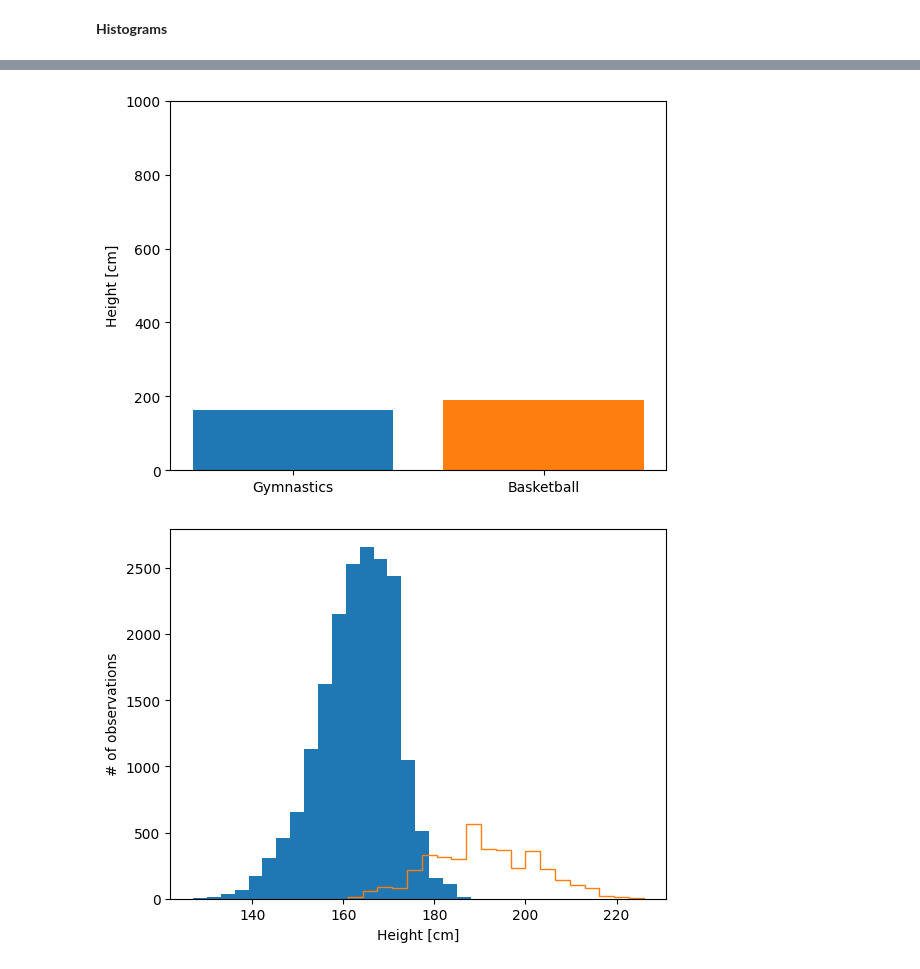
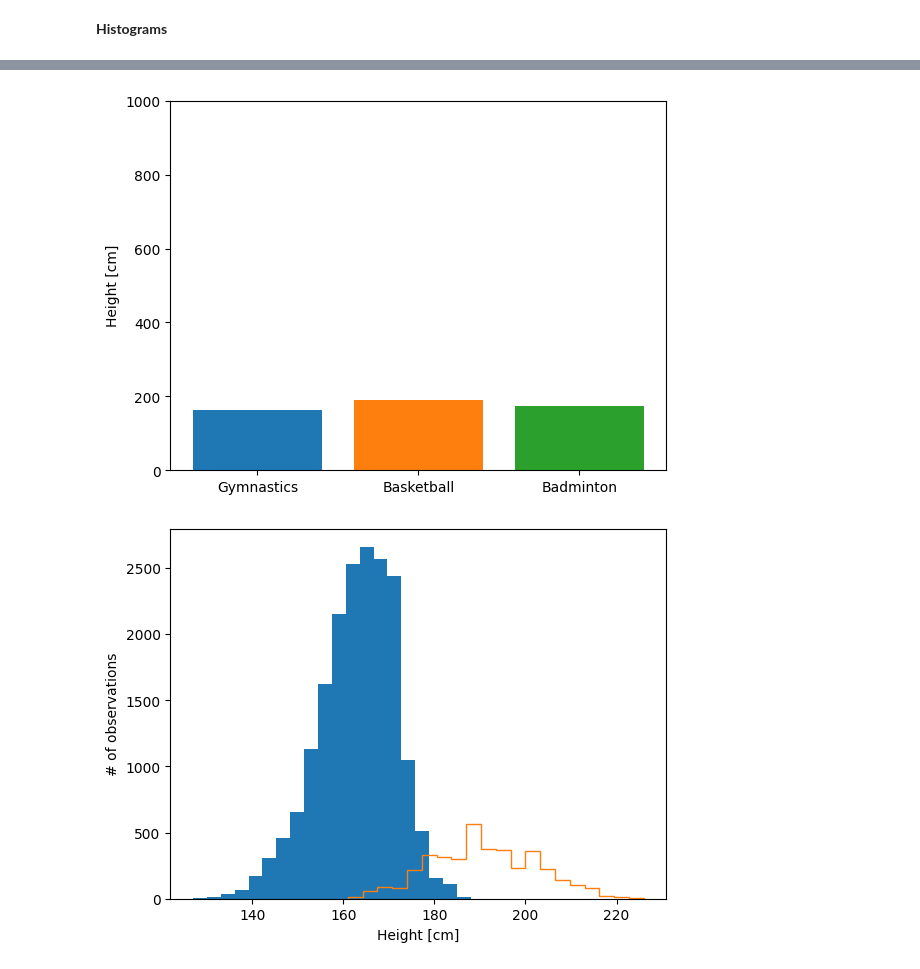
Before and after one commit to ANUVAMAON/KurzDataScienceCZ6, a Jupyter notebook: 06_data_visualisation/01.ipynb, the cells around one changed output, grey strips where cells are left out. Drawn from its saved outputs; the diff is of its cells as text; code cells hidden in the pictures.

```diff
--- a/06_data_visualisation/01.ipynb
+++ b/06_data_visualisation/01.ipynb
@@ -362,12 +370,13 @@ plt.show()
 # %%
 fig, ax = plt.subplots()
 ax.bar("Gymnastics", all_sports["Gymnastics"]['Height'].mean())
 ax.bar("Basketball", all_sports["Basketball"]['Height'].mean())
+ax.bar("Badminton", all_sports['Badminton']['Height'].mean())
 ax.set_ylabel("Height [cm]")
 ax.set_ylim(0,1000)
 plt.show()
 # %% [output]
-[figure, old version]
+[figure, new version]
 # %%
 fig, ax = plt.subplots()
 ax.hist(all_sports["Gymnastics"]['Height'], label = "Gymnastics", bins = 20)
```
Also changed, not shown: parts of 51 cells of this notebook, 1 other file.
